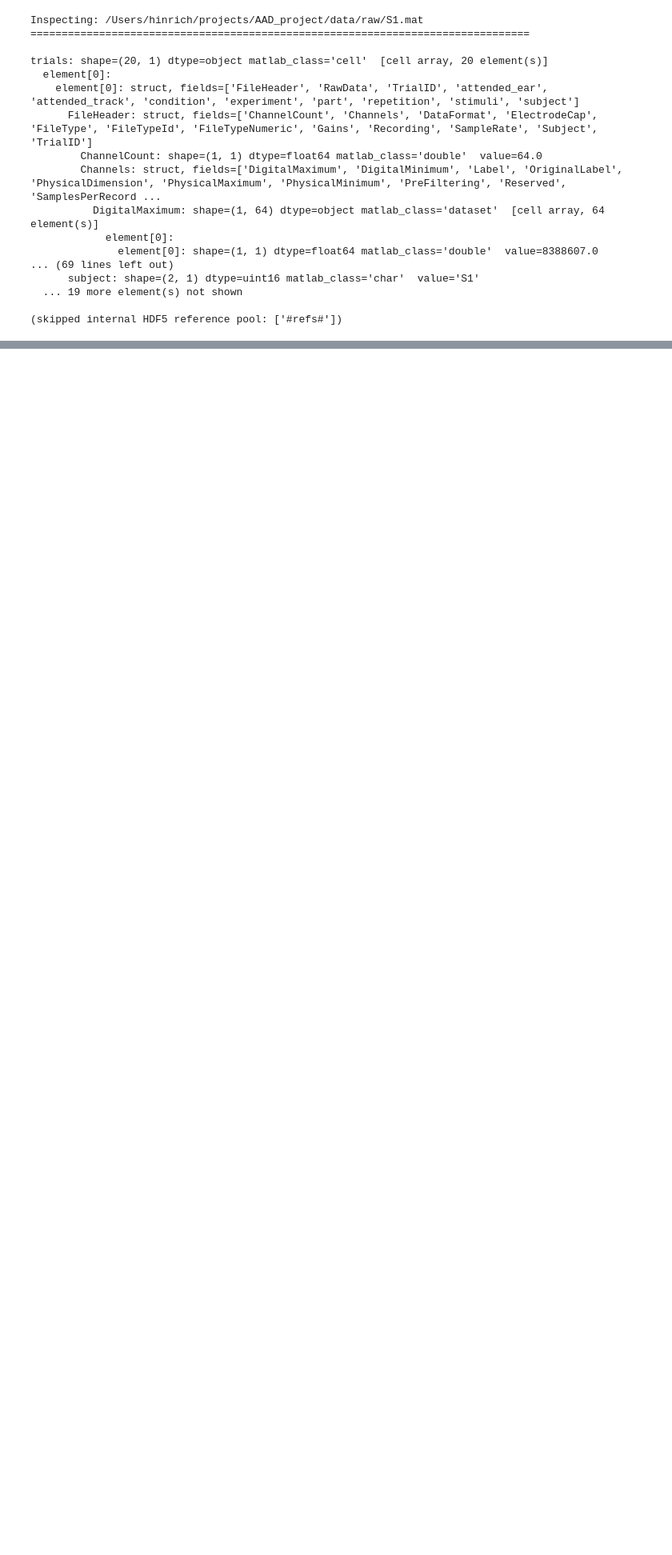
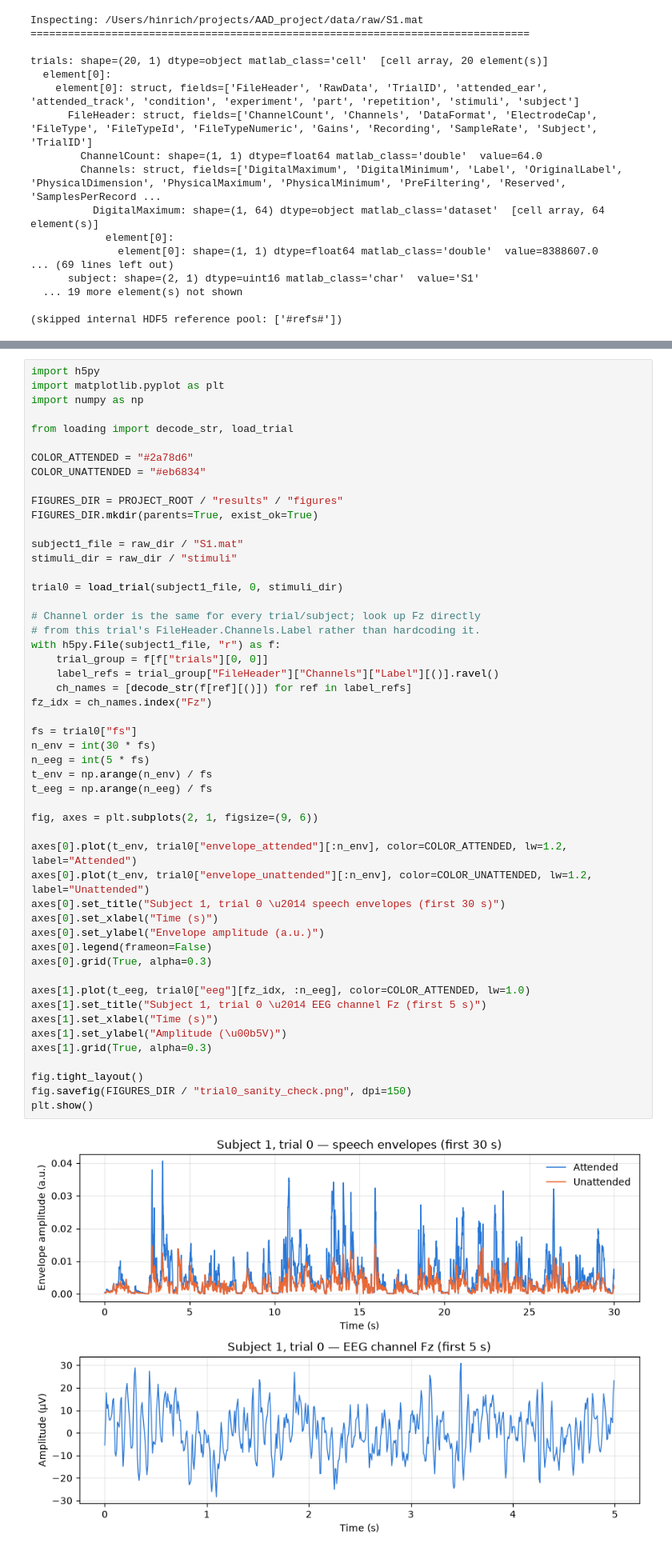
Before and after one commit to hinrichsackmann/auditory_attention, a Jupyter notebook: notebooks/01_data_inspection.ipynb, the cells around one changed output, grey strips where cells are left out. Shown at 80% size. Saved outputs shown, nothing was run; the diff lists cells and outputs as text; blank space fills up the shorter version.

Commit message:
First working pipeline including loading, filtering and ICA

```diff
--- a/notebooks/01_data_inspection.ipynb
+++ b/notebooks/01_data_inspection.ipynb
@@ -45,0 +53,53 @@ trials: shape=(20, 1) dtype=object matlab_class='cell'  [cell array, 20 element(
+# %%
+import h5py
+import matplotlib.pyplot as plt
+import numpy as np
+
+from loading import decode_str, load_trial
+
+COLOR_ATTENDED = "#2a78d6"
+COLOR_UNATTENDED = "#eb6834"
+
+FIGURES_DIR = PROJECT_ROOT / "results" / "figures"
+FIGURES_DIR.mkdir(parents=True, exist_ok=True)
+
+subject1_file = raw_dir / "S1.mat"
+stimuli_dir = raw_dir / "stimuli"
+
+trial0 = load_trial(subject1_file, 0, stimuli_dir)
+
+# Channel order is the same for every trial/subject; look up Fz directly
+# from this trial's FileHeader.Channels.Label rather than hardcoding it.
+with h5py.File(subject1_file, "r") as f:
+    trial_group = f[f["trials"][0, 0]]
+    label_refs = trial_group["FileHeader"]["Channels"]["Label"][()].ravel()
+    ch_names = [decode_str(f[ref][()]) for ref in label_refs]
+fz_idx = ch_names.index("Fz")
+
+fs = trial0["fs"]
+n_env = int(30 * fs)
+n_eeg = int(5 * fs)
+t_env = np.arange(n_env) / fs
+t_eeg = np.arange(n_eeg) / fs
+
+fig, axes = plt.subplots(2, 1, figsize=(9, 6))
+
+axes[0].plot(t_env, trial0["envelope_attended"][:n_env], color=COLOR_ATTENDED, lw=1.2, label="Attended")
+axes[0].plot(t_env, trial0["envelope_unattended"][:n_env], color=COLOR_UNATTENDED, lw=1.2, label="Unattended")
+axes[0].set_title("Subject 1, trial 0 \u2014 speech envelopes (first 30 s)")
+axes[0].set_xlabel("Time (s)")
+axes[0].set_ylabel("Envelope amplitude (a.u.)")
+axes[0].legend(frameon=False)
+axes[0].grid(True, alpha=0.3)
+
+axes[1].plot(t_eeg, trial0["eeg"][fz_idx, :n_eeg], color=COLOR_ATTENDED, lw=1.0)
+axes[1].set_title("Subject 1, trial 0 \u2014 EEG channel Fz (first 5 s)")
+axes[1].set_xlabel("Time (s)")
+axes[1].set_ylabel("Amplitude (\u00b5V)")
+axes[1].grid(True, alpha=0.3)
+
+fig.tight_layout()
+fig.savefig(FIGURES_DIR / "trial0_sanity_check.png", dpi=150)
+plt.show()
+# %% [output]
+[figure, added]
```
Also changed, not shown: parts of 2 cells of this notebook, 6 other files.
